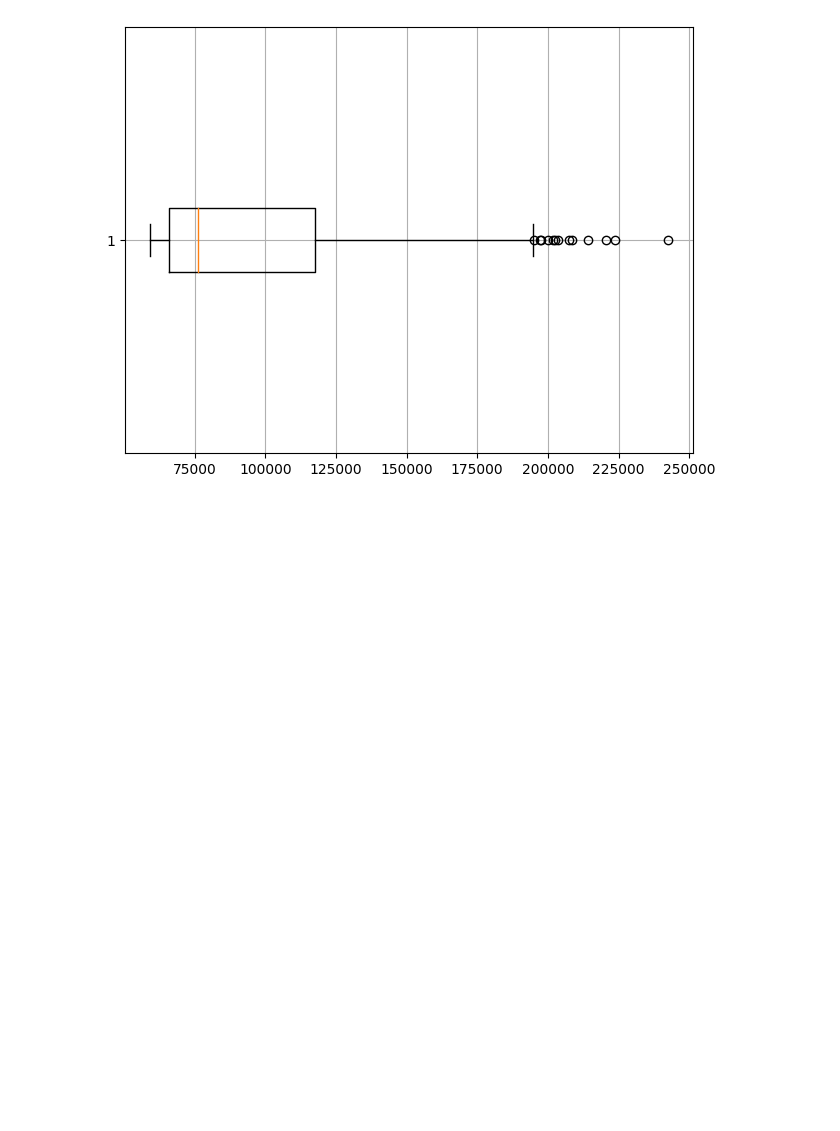
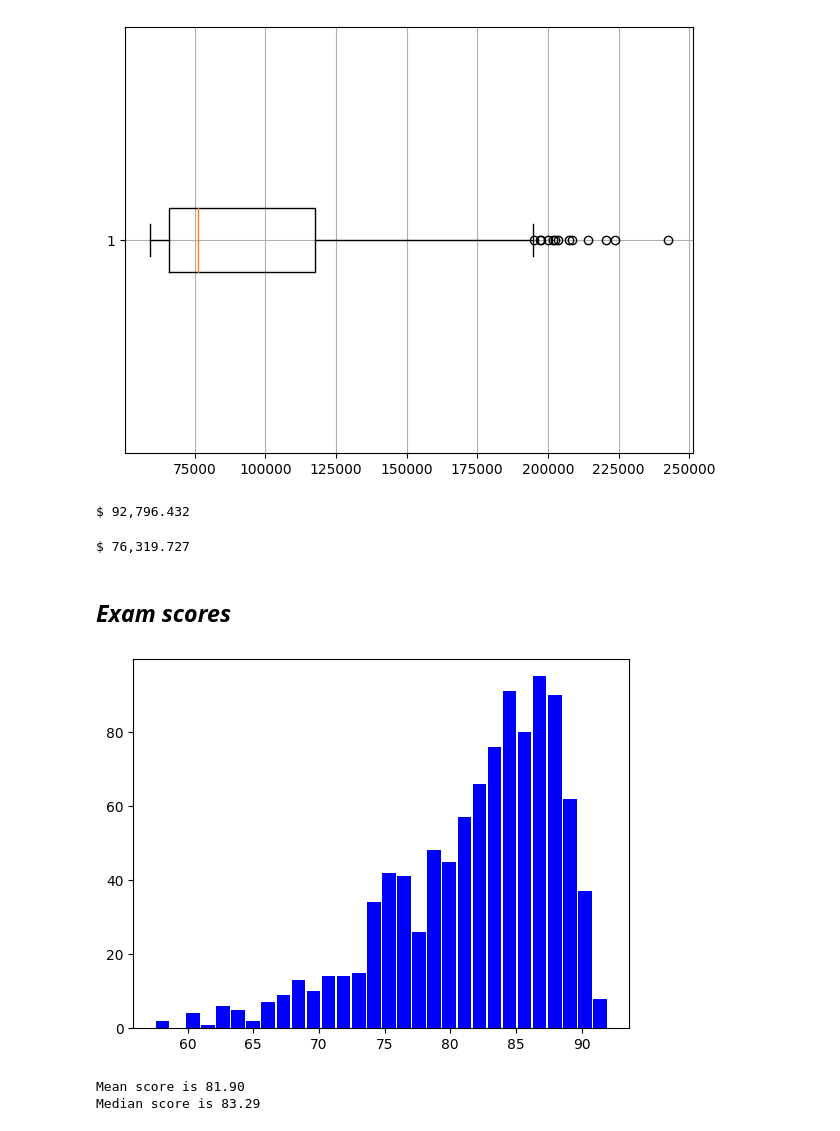
Before and after one commit to anoban/Understanding-and-Visualizing-Data-with-Python, a Jupyter notebook: anoban/Numerical Summaries - Quantitative Data.ipynb, the cells around one changed output. Drawn from its saved outputs; the diff is of its cells as text; code cells hidden in the pictures; blank space fills up the shorter version.

```diff
--- a/anoban/Numerical Summaries - Quantitative Data.ipynb
+++ b/anoban/Numerical Summaries - Quantitative Data.ipynb
@@ -123,3 +123,15 @@ plt.tight_layout()
 plt.show()
 # %% [output]
 [figure]
+# %%
+# Mean salary is
+
+print(f"$ {salaries.mean():,.3f}")
+# %% [output]
+$ 92,796.432
+# %%
+# Median salary is
+
+print(f"$ {np.median(salaries):,.3f}")
+# %% [output]
+$ 76,319.727
@@ -125,0 +145,9 @@ plt.show()
+# %% [markdown]
+## ___Exam scores___
+# %%
+scores = stats.skewnorm.rvs(a = -10, loc = 90, scale = 10, size = 1000)
+
+plt.hist(scores, rwidth = 0.9, color = "blue", bins = 30)
+plt.show()
+# %% [output]
+[figure, added]
@@ -125,0 +157,6 @@ plt.show()
+# %%
+print(f"Mean score is {scores.mean():.2f}")
+print(f"Median score is {np.median(scores):.2f}")
+# %% [output]
+Mean score is 81.90
+Median score is 83.29
```
Also changed, not shown: parts of 7 cells of this notebook.
